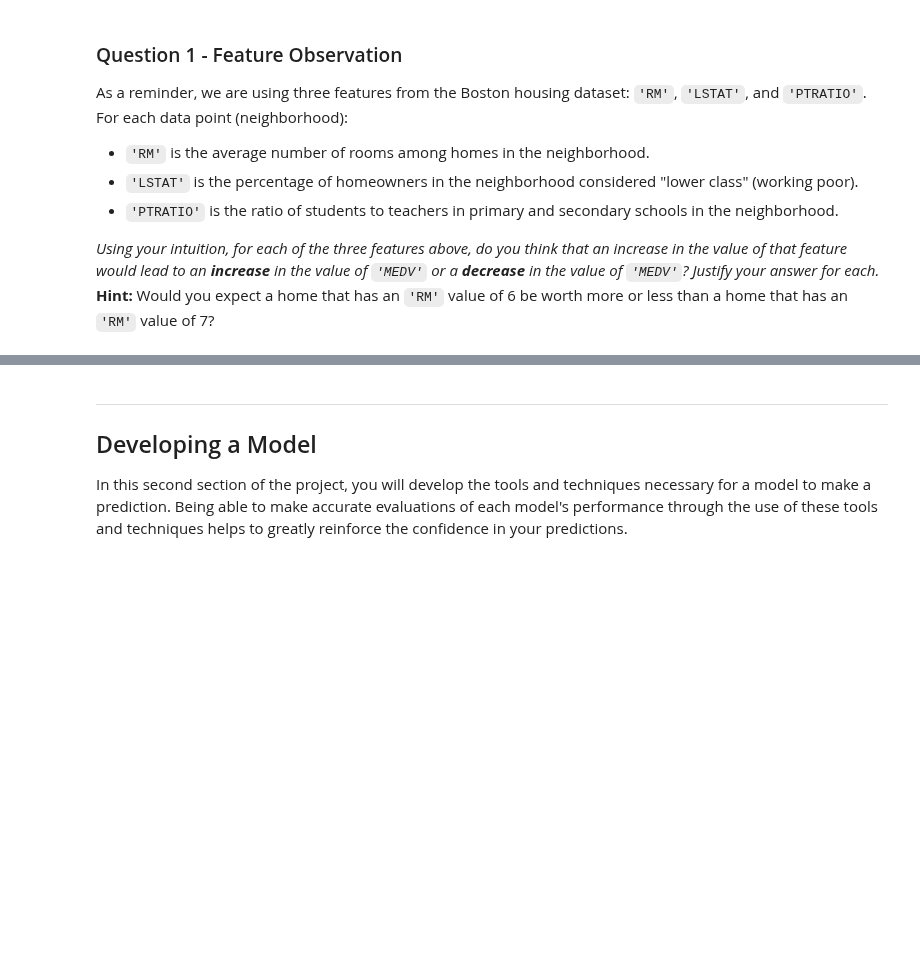
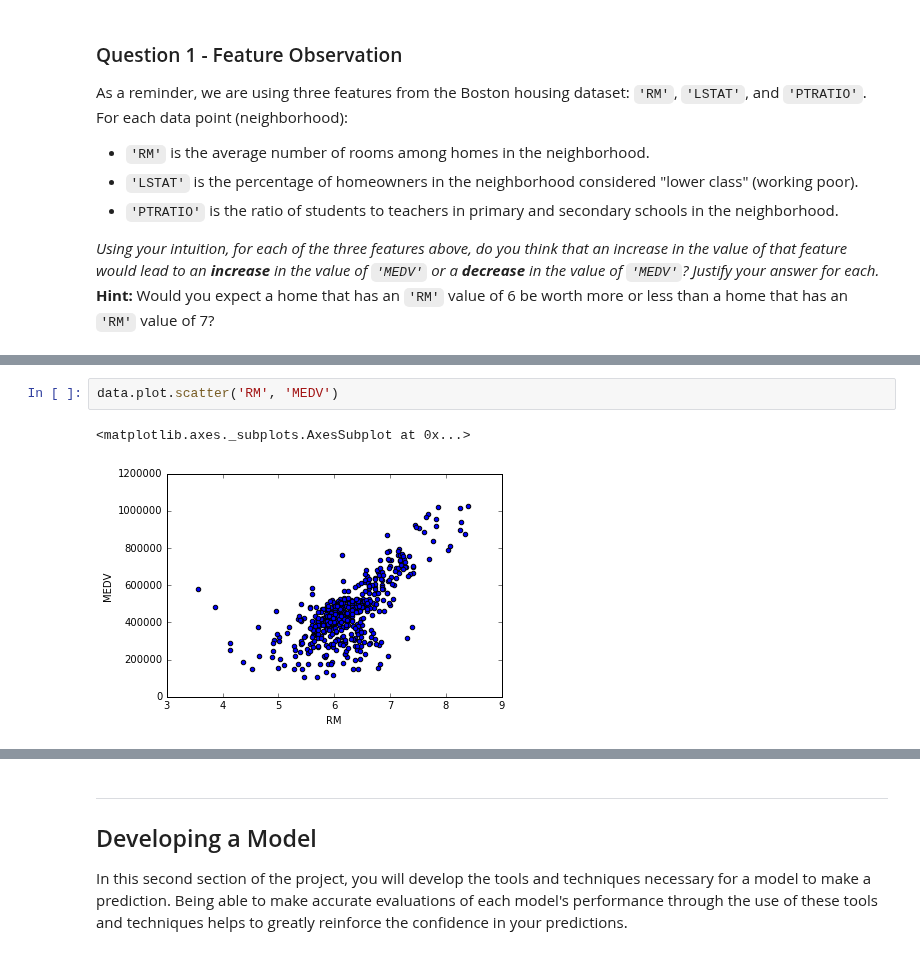
Before and after one commit to NekuSakuraba/machine-learning, a Jupyter notebook: projects/boston_housing/boston_housing.ipynb, the cells around one changed output, grey strips where cells are left out. Cells and saved outputs as stored; diff of their text form; blank space fills up the shorter version.

```diff
--- a/projects/boston_housing/boston_housing.ipynb
+++ b/projects/boston_housing/boston_housing.ipynb
@@ -121,0 +131,5 @@ Index([u'RM', u'LSTAT', u'PTRATIO'], dtype='object')
+# %%
+data.plot.scatter('RM', 'MEDV')
+# %% [output]
+<matplotlib.axes._subplots.AxesSubplot at 0x...>
+[figure, added]
```
Also changed, not shown: parts of 7 cells of this notebook.
